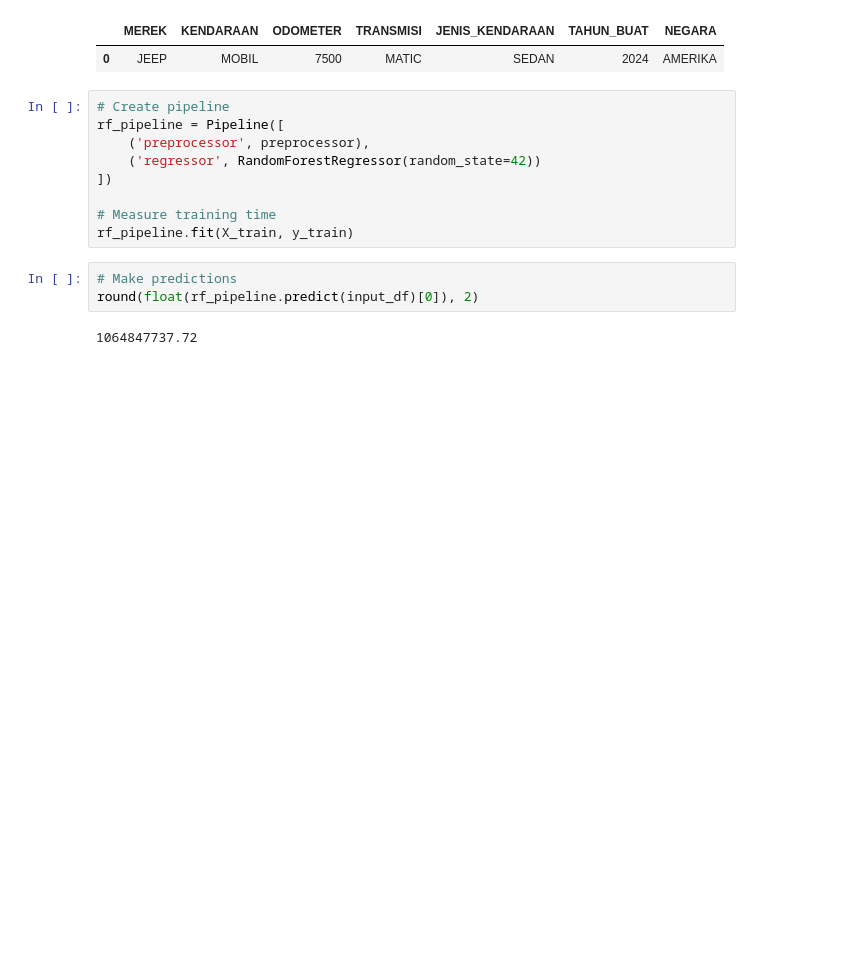
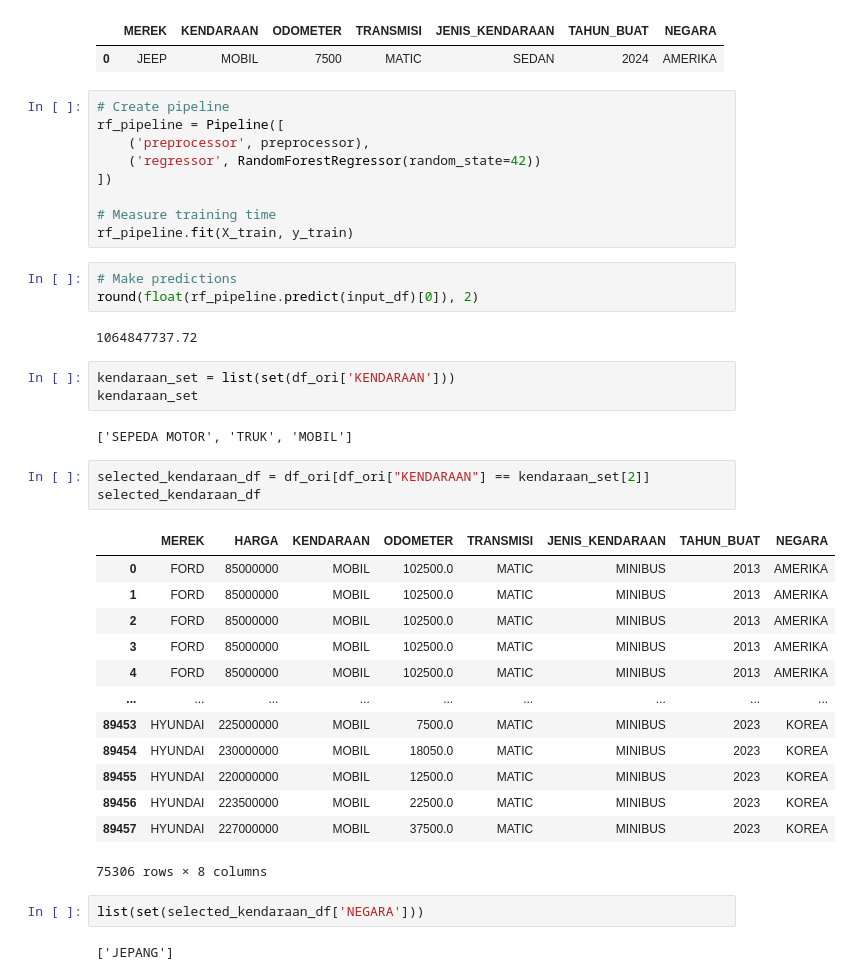
Before and after one commit to alfanugraha/prediksi_njkb, a Jupyter notebook: development.ipynb, the cells around one changed output. Drawn from its saved outputs; the diff is of its cells as text; blank space fills up the shorter version.

```diff
--- a/development.ipynb
+++ b/development.ipynb
@@ -376,3 +376,29 @@ rf_pipeline.fit(X_train, y_train)
 round(float(rf_pipeline.predict(input_df)[0]), 2)
 # %% [output]
 1064847737.72
+# %%
+kendaraan_set = list(set(df_ori['KENDARAAN']))
+kendaraan_set
+# %% [output]
+['SEPEDA MOTOR', 'TRUK', 'MOBIL']
+# %%
+selected_kendaraan_df = df_ori[df_ori["KENDARAAN"] == kendaraan_set[2]]
+selected_kendaraan_df
+# %% [output]
+|  | MEREK | HARGA | KENDARAAN | ODOMETER | TRANSMISI | JENIS_KENDARAAN | TAHUN_BUAT | NEGARA |
+| 0 | FORD | 85000000 | MOBIL | 102500.0 | MATIC | MINIBUS | 2013 | AMERIKA |
+| 1 | FORD | 85000000 | MOBIL | 102500.0 | MATIC | MINIBUS | 2013 | AMERIKA |
+| 2 | FORD | 85000000 | MOBIL | 102500.0 | MATIC | MINIBUS | 2013 | AMERIKA |
+| 3 | FORD | 85000000 | MOBIL | 102500.0 | MATIC | MINIBUS | 2013 | AMERIKA |
+| 4 | FORD | 85000000 | MOBIL | 102500.0 | MATIC | MINIBUS | 2013 | AMERIKA |
+| ... | ... | ... | ... | ... | ... | ... | ... | ... |
+| 89453 | HYUNDAI | 225000000 | MOBIL | 7500.0 | MATIC | MINIBUS | 2023 | KOREA |
+| 89454 | HYUNDAI | 230000000 | MOBIL | 18050.0 | MATIC | MINIBUS | 2023 | KOREA |
+| 89455 | HYUNDAI | 220000000 | MOBIL | 12500.0 | MATIC | MINIBUS | 2023 | KOREA |
+| 89456 | HYUNDAI | 223500000 | MOBIL | 22500.0 | MATIC | MINIBUS | 2023 | KOREA |
+| 89457 | HYUNDAI | 227000000 | MOBIL | 37500.0 | MATIC | MINIBUS | 2023 | KOREA |
+75306 rows × 8 columns
+# %%
+list(set(selected_kendaraan_df['NEGARA']))
+# %% [output]
+['JEPANG']
```
Also changed, not shown: 2 other files.
